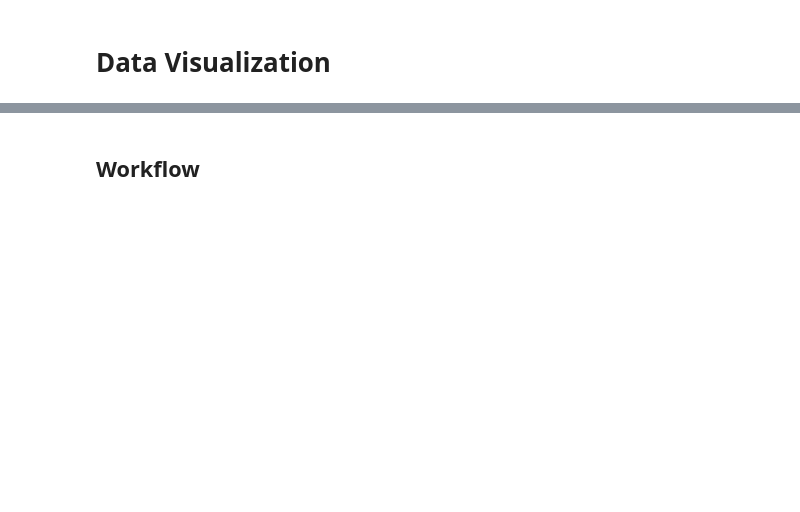
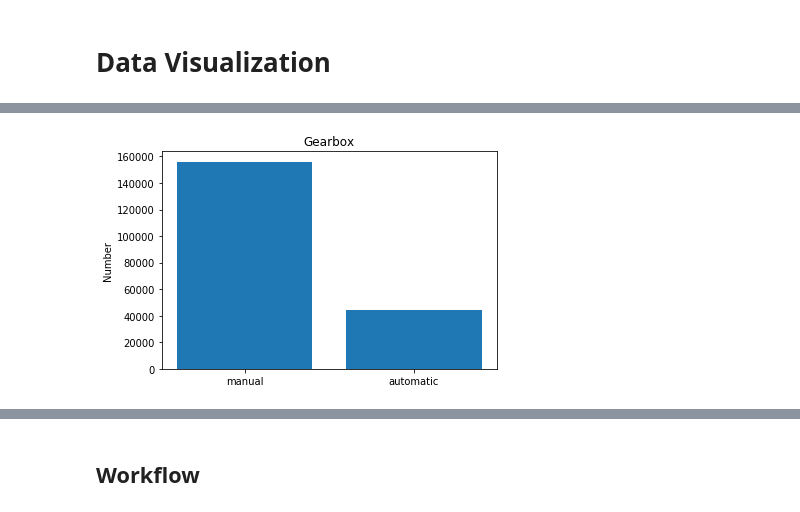
Before and after one commit to theocornille/car-ramp-challenge, a Jupyter notebook: used_car_starting_kit.ipynb, the cells around one changed output, grey strips where cells are left out. Saved outputs shown, nothing was run; the diff lists cells and outputs as text; code cells hidden in the pictures; blank space fills up the shorter version.

```diff
--- a/used_car_starting_kit.ipynb
+++ b/used_car_starting_kit.ipynb
@@ -225,0 +256,12 @@ X_test.head()
+# %%
+r = np.arange(1, len(data_train['gearbox'].unique()))
+g = data_train.groupby(by='gearbox')['gearbox'].count().sort_values(ascending=False)
+y_pos = list(g.head())
+
+plt.bar(r, y_pos)
+plt.xticks(r, g.index)
+plt.ylabel('Number')
+plt.title('Gearbox')
+plt.show()
+# %% [output]
+[figure, added]
```
Also changed, not shown: parts of 85 cells of this notebook, 4 other files.
